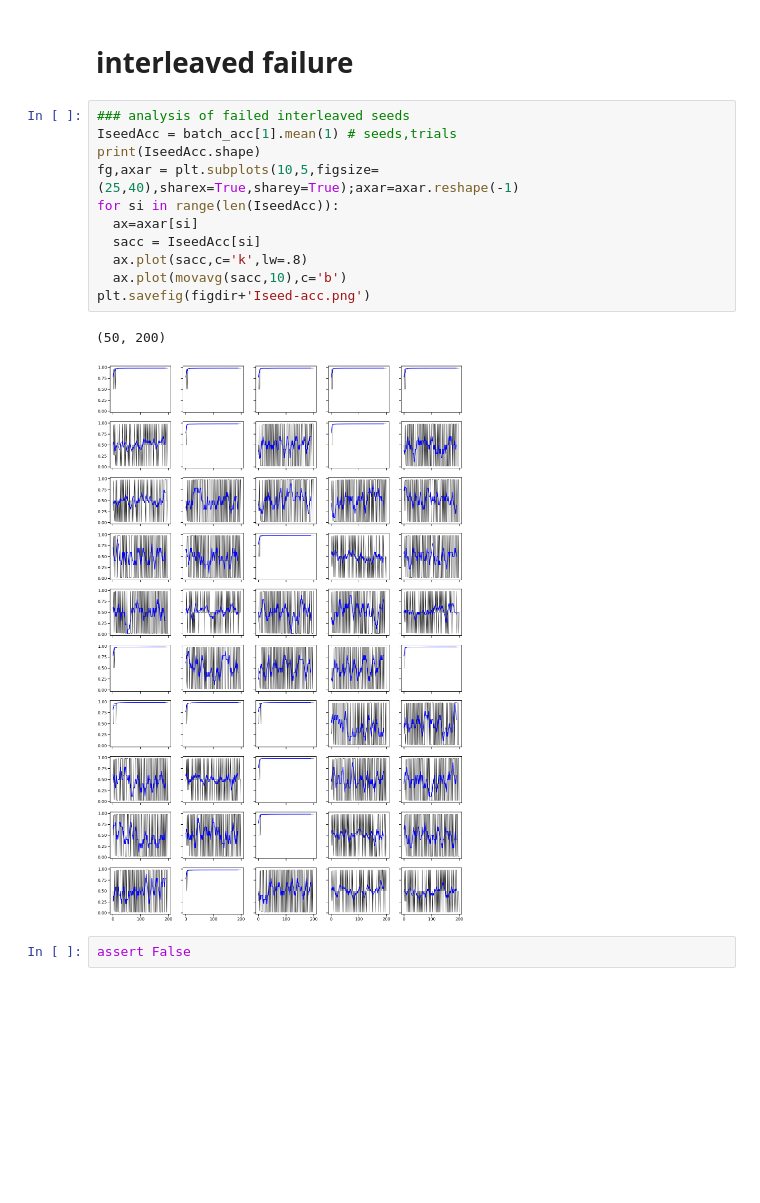
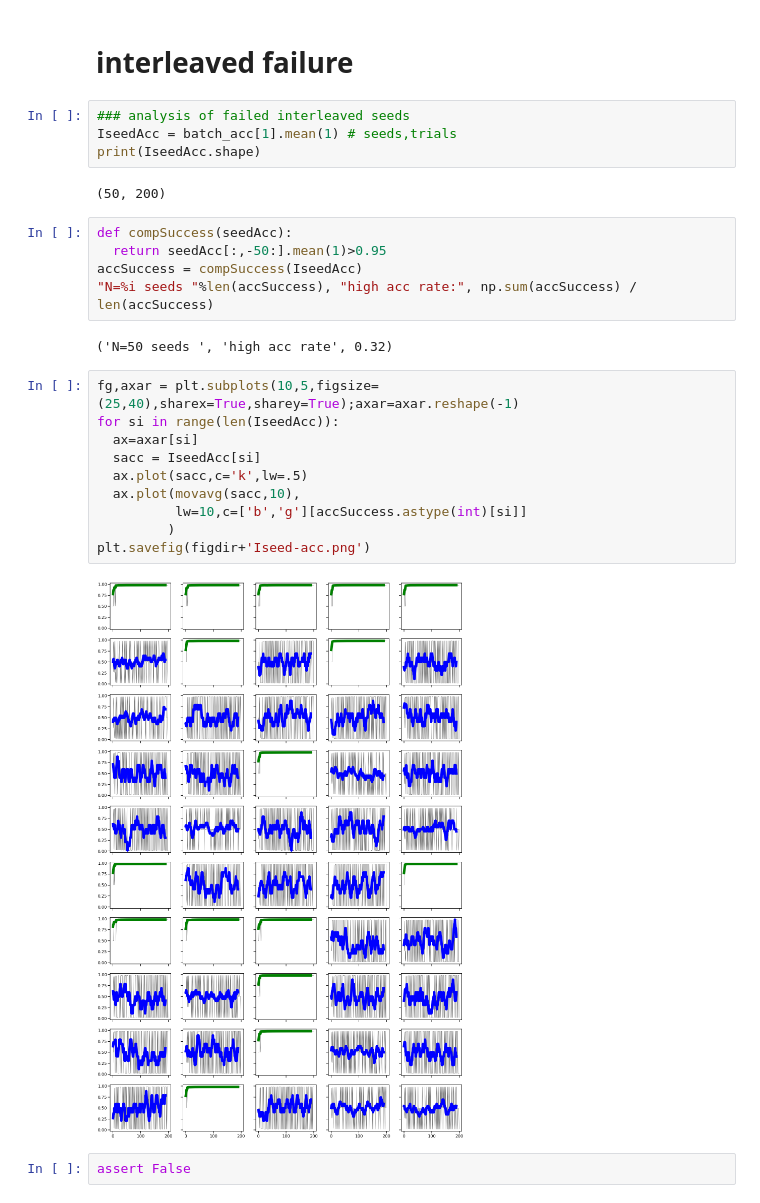
Before and after one commit to andrebeu/CSW, a Jupyter notebook: cswsem0621/single_model.ipynb, the cells around one changed output. Drawn from its saved outputs; the diff is of its cells as text; blank space fills up the shorter version.

Commit message:
fraction of seeds succeed

```diff
--- a/cswsem0621/single_model.ipynb
+++ b/cswsem0621/single_model.ipynb
@@ -242,20 +242,31 @@ t81 z_h= [ 0. -1.  0.  0. -1.] st= [0 1 3 5 7] xth= [1 0 5 7 0]
 t82 z_h= [ 0. -1.  0.  0. -1.] st= [0 1 3 5 7] xth= [1 0 5 7 0]
 # %% [markdown]
 # interleaved failure
+# %%
+### analysis of failed interleaved seeds
+IseedAcc = batch_acc[1].mean(1) # seeds,trials
+print(IseedAcc.shape)
+# %% [output]
+(50, 200)
+# %%
+def compSuccess(seedAcc):
+  return seedAcc[:,-50:].mean(1)>0.95
+accSuccess = compSuccess(IseedAcc)
+"N=%i seeds "%len(accSuccess), "high acc rate:", np.sum(accSuccess) / len(accSuccess)
+# %% [output]
+('N=50 seeds ', 'high acc rate', 0.32)
 # %%
-### analysis of failed interleaved seeds
-IseedAcc = batch_acc[1].mean(1) # seeds,trials
-print(IseedAcc.shape)
 fg,axar = plt.subplots(10,5,figsize=(25,40),sharex=True,sharey=True);axar=axar.reshape(-1)
 for si in range(len(IseedAcc)):
   ax=axar[si]
   sacc = IseedAcc[si]
-  ax.plot(sacc,c='k',lw=.8)
-  ax.plot(movavg(sacc,10),c='b')
+  ax.plot(sacc,c='k',lw=.5)
+  ax.plot(movavg(sacc,10),
+          lw=10,c=['b','g'][accSuccess.astype(int)[si]]
+         )
 plt.savefig(figdir+'Iseed-acc.png')
 # %% [output]
-(50, 200)
-[figure, old version]
+[figure, new version]
 # %%
 assert False
 # %% [output]
```
Also changed, not shown: 1 other file.
